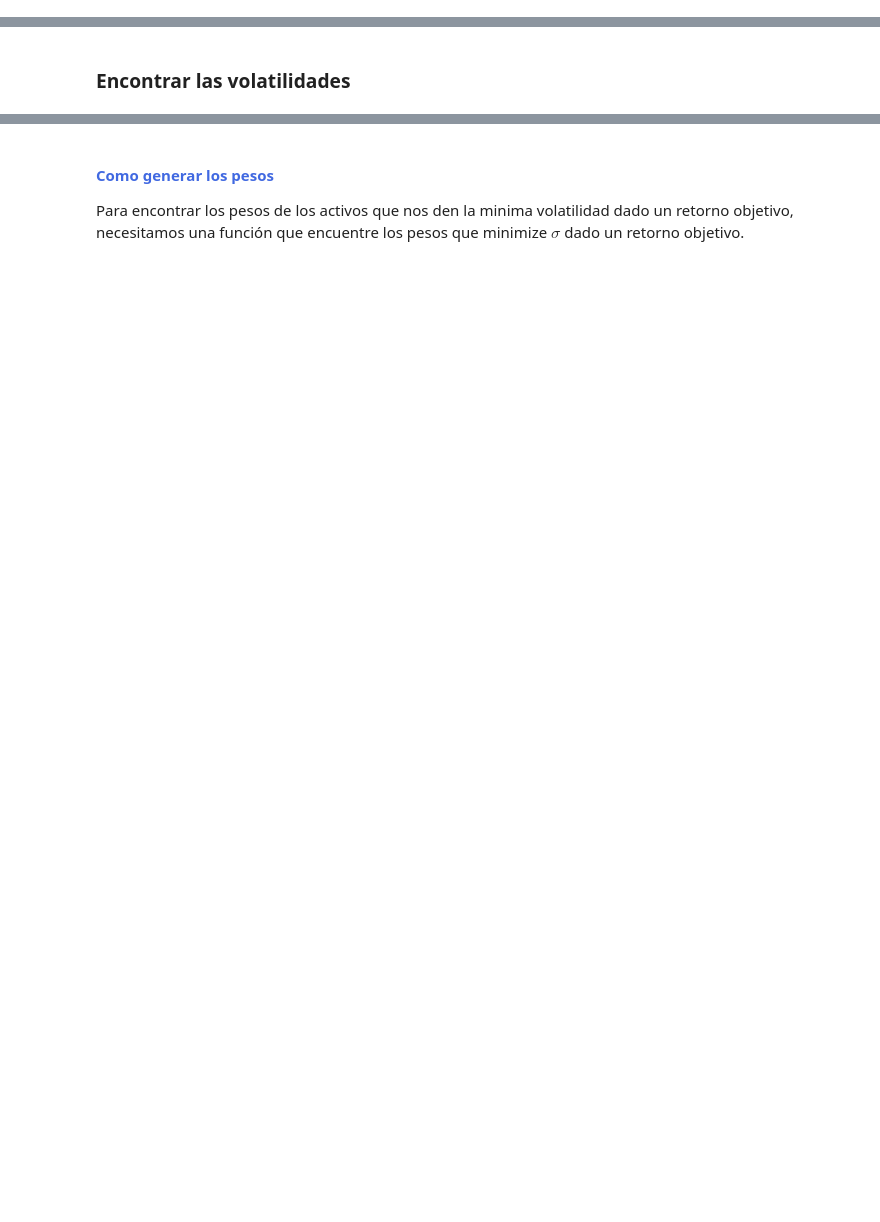
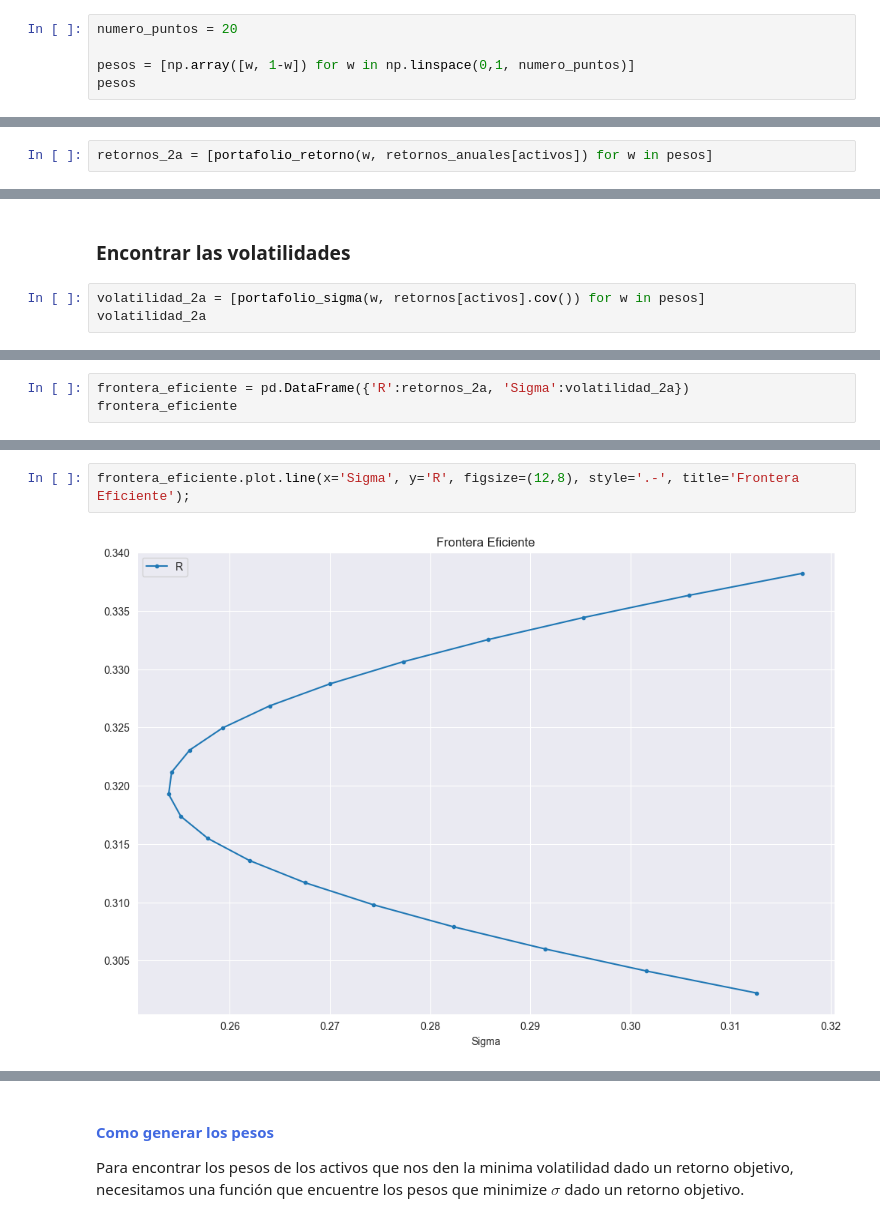
Before and after one commit to carlosdeoncedos/CienciaDatosFinanzas2023_05, a Jupyter notebook: Sesion9_Portafolios_20230612.ipynb, the cells around one changed output, grey strips where cells are left out. Saved outputs shown, nothing was run; the diff lists cells and outputs as text; blank space fills up the shorter version.

```diff
--- a/Sesion9_Portafolios_20230612.ipynb
+++ b/Sesion9_Portafolios_20230612.ipynb
@@ -116,2 +591,7 @@ Minimizar la varianza es lo mismo que minimizar la mita de la varianza.
 # %% [markdown]
 ### Encontrar una secuencia de pesos
+# %%
+numero_puntos = 20
+
+pesos = [np.array([w, 1-w]) for w in np.linspace(0,1, numero_puntos)]
+pesos
@@ -118,2 +619,4 @@ Minimizar la varianza es lo mismo que minimizar la mita de la varianza.
 # %% [markdown]
 ### Encontrar los retornos en función a los pesos obtenidos
+# %%
+retornos_2a = [portafolio_retorno(w, retornos_anuales[activos]) for w in pesos]
@@ -120,2 +646,5 @@ Minimizar la varianza es lo mismo que minimizar la mita de la varianza.
 # %% [markdown]
 ### Encontrar las volatilidades
+# %%
+volatilidad_2a = [portafolio_sigma(w, retornos[activos].cov()) for w in pesos]
+volatilidad_2a
@@ -121,0 +672,3 @@ Minimizar la varianza es lo mismo que minimizar la mita de la varianza.
+# %%
+frontera_eficiente = pd.DataFrame({'R':retornos_2a, 'Sigma':volatilidad_2a})
+frontera_eficiente
@@ -121,0 +693,4 @@ Minimizar la varianza es lo mismo que minimizar la mita de la varianza.
+# %%
+frontera_eficiente.plot.line(x='Sigma', y='R', figsize=(12,8), style='.-', title='Frontera Eficiente');
+# %% [output]
+[figure, added]
```
Also changed, not shown: parts of 61 cells of this notebook.
